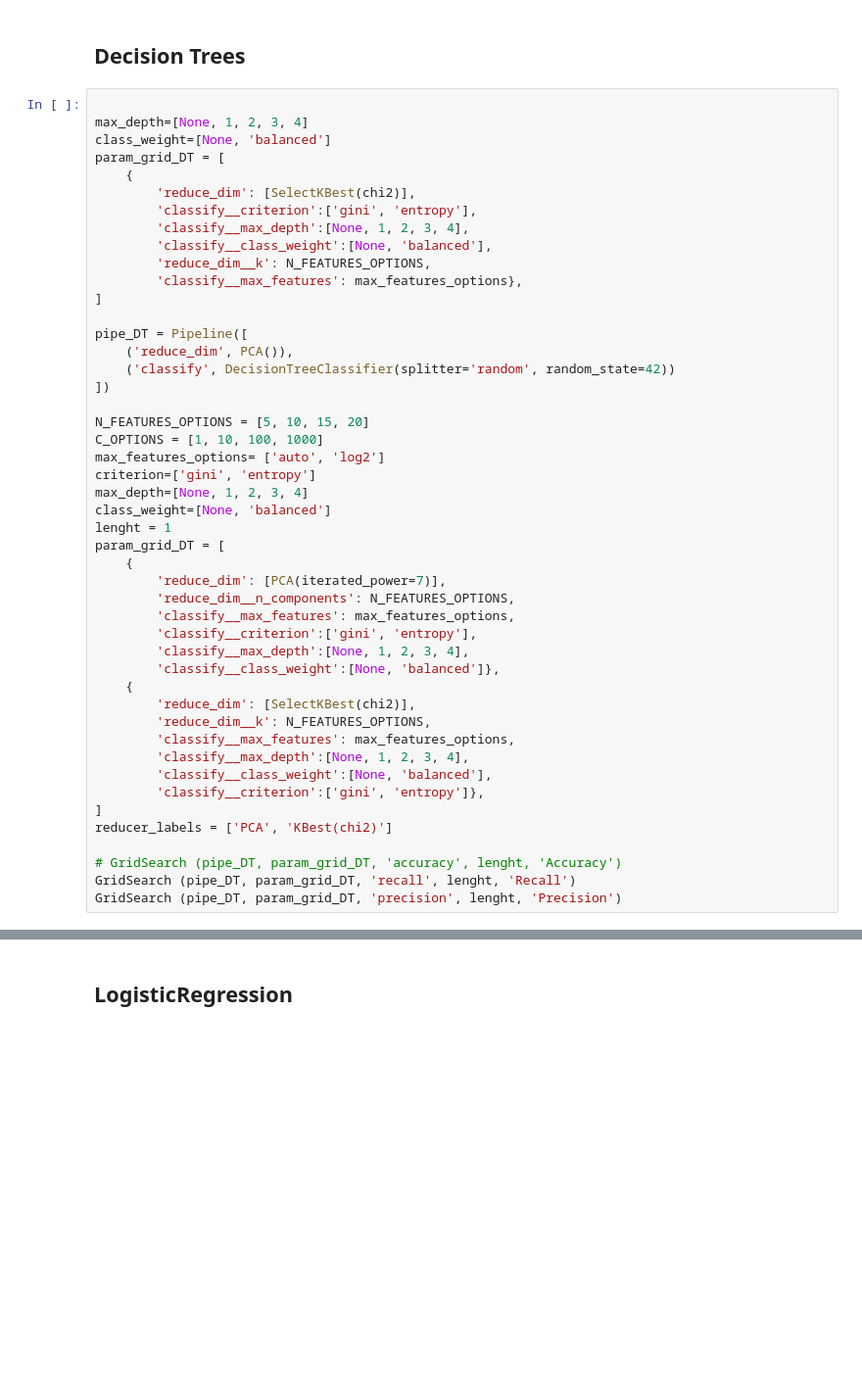
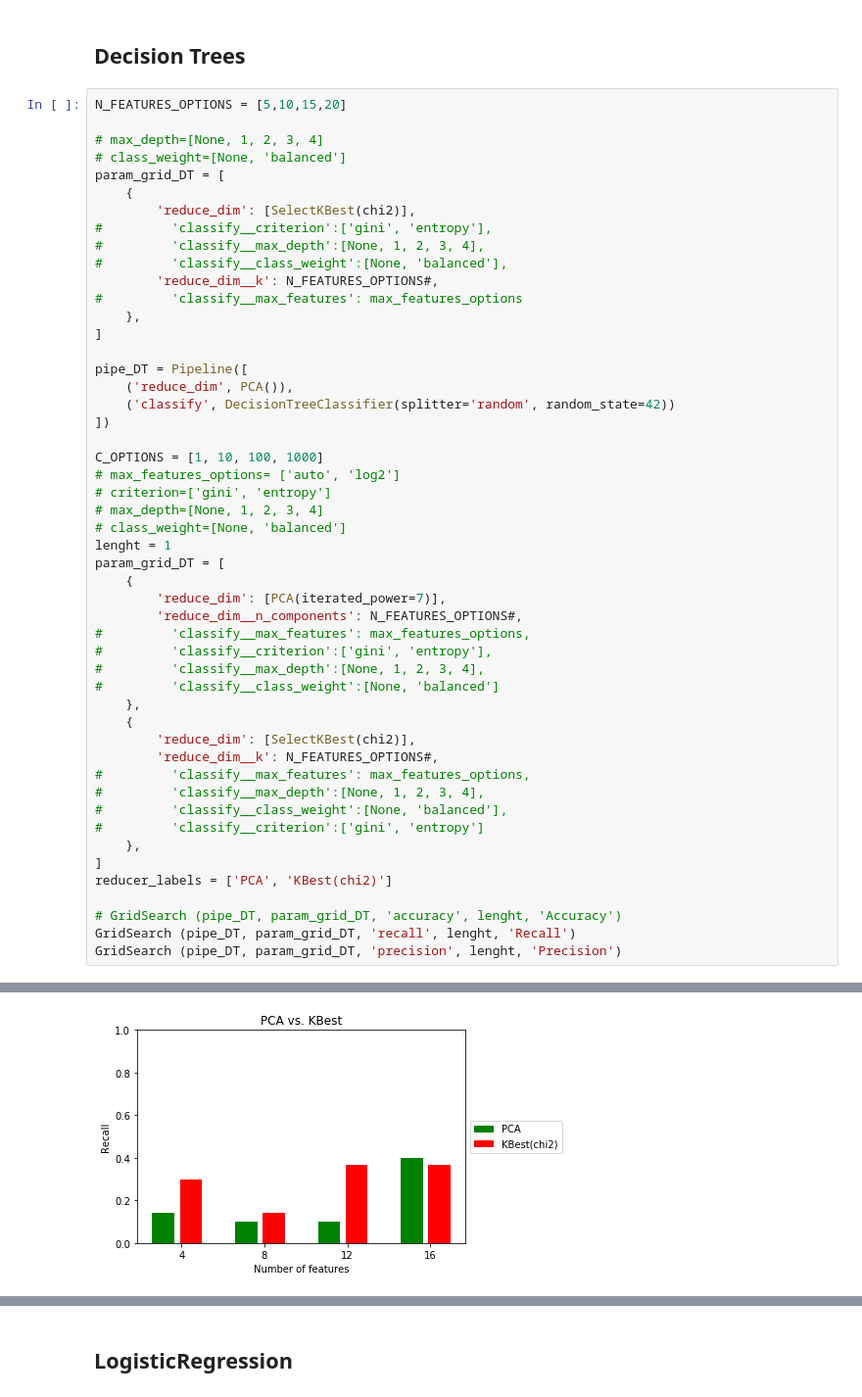
Before and after one commit to Haleh-Dolati/DAND-P5, a Jupyter notebook: P5-Copy2.ipynb, the cells around one changed output, grey strips where cells are left out. Shown: that part at 98% size. Cells and saved outputs as stored; diff of their text form; blank space fills up the shorter version.

```diff
--- a/P5-Copy2.ipynb
+++ b/P5-Copy2.ipynb
@@ -352,17 +349,19 @@ GridSearch (pipe_LinearSVC, param_grid_LinearSVC, 'precision', lenght, 'Precisio
 # %% [markdown]
 ## Decision Trees
 # %%
+N_FEATURES_OPTIONS = [5,10,15,20]
 
-max_depth=[None, 1, 2, 3, 4]
-class_weight=[None, 'balanced']
+# max_depth=[None, 1, 2, 3, 4]
+# class_weight=[None, 'balanced']
 param_grid_DT = [
     {
         'reduce_dim': [SelectKBest(chi2)],
-        'classify__criterion':['gini', 'entropy'],
-        'classify__max_depth':[None, 1, 2, 3, 4],
-        'classify__class_weight':[None, 'balanced'],
-        'reduce_dim__k': N_FEATURES_OPTIONS,
-        'classify__max_features': max_features_options},
+#         'classify__criterion':['gini', 'entropy'],
+#         'classify__max_depth':[None, 1, 2, 3, 4],
+#         'classify__class_weight':[None, 'balanced'],
+        'reduce_dim__k': N_FEATURES_OPTIONS#,
+#         'classify__max_features': max_features_options
+    },
 ]
 
 pipe_DT = Pipeline([
@@ -370,28 +369,29 @@ pipe_DT = Pipeline([
     ('classify', DecisionTreeClassifier(splitter='random', random_state=42))
 ])
 
-N_FEATURES_OPTIONS = [5, 10, 15, 20]
 C_OPTIONS = [1, 10, 100, 1000]
-max_features_options= ['auto', 'log2']
-criterion=['gini', 'entropy']
-max_depth=[None, 1, 2, 3, 4]
-class_weight=[None, 'balanced']
+# max_features_options= ['auto', 'log2']
+# criterion=['gini', 'entropy']
+# max_depth=[None, 1, 2, 3, 4]
+# class_weight=[None, 'balanced']
 lenght = 1
 param_grid_DT = [
     {
         'reduce_dim': [PCA(iterated_power=7)],
-        'reduce_dim__n_components': N_FEATURES_OPTIONS,
-        'classify__max_features': max_features_options,
-        'classify__criterion':['gini', 'entropy'],
-        'classify__max_depth':[None, 1, 2, 3, 4],
-        'classify__class_weight':[None, 'balanced']},
+        'reduce_dim__n_components': N_FEATURES_OPTIONS#,
+#         'classify__max_features': max_features_options,
+#         'classify__criterion':['gini', 'entropy'],
+#         'classify__max_depth':[None, 1, 2, 3, 4],
+#         'classify__class_weight':[None, 'balanced']
+    },
     {
         'reduce_dim': [SelectKBest(chi2)],
-        'reduce_dim__k': N_FEATURES_OPTIONS,
-        'classify__max_features': max_features_options,
-        'classify__max_depth':[None, 1, 2, 3, 4],
-        'classify__class_weight':[None, 'balanced'],
-        'classify__criterion':['gini', 'entropy']},
+        'reduce_dim__k': N_FEATURES_OPTIONS#,
+#         'classify__max_features': max_features_options,
+#         'classify__max_depth':[None, 1, 2, 3, 4],
+#         'classify__class_weight':[None, 'balanced'],
+#         'classify__criterion':['gini', 'entropy']
+    },
 ]
 reducer_labels = ['PCA', 'KBest(chi2)']
 
@@ -402,0 +406 @@ NameError: name 'max_features_options' is not defined
+[figure, added]
```
Also changed, not shown: parts of 9 cells of this notebook, 1 other file.
